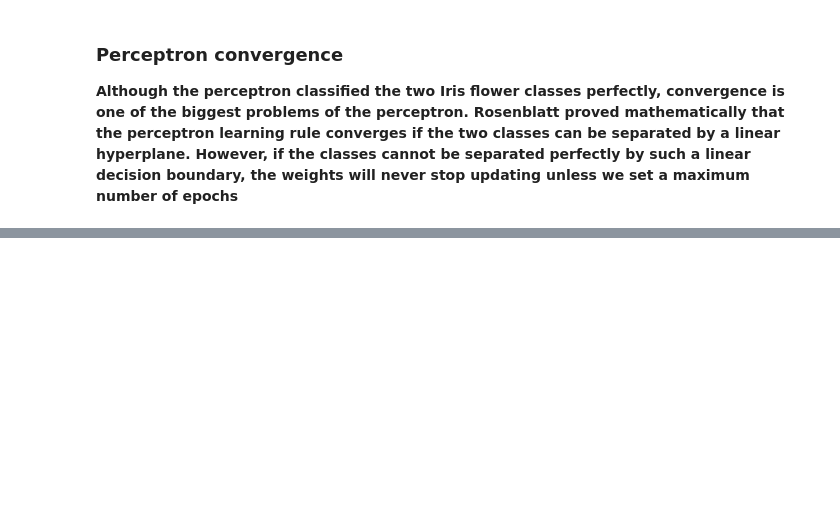
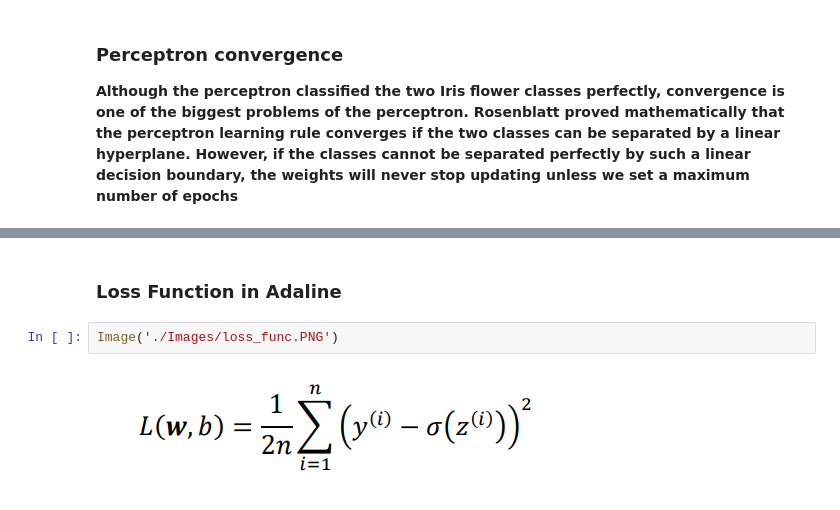
Before and after one commit to emadmagdy72/Reading-Technical-Books, a Jupyter notebook: Machine Learning with PyTorch and Scikit-Learn (Sebastian Raschka)/Chapter 02/Notes Ch.02.ipynb, the cells around one changed output, grey strips where cells are left out. Cells and saved outputs as stored; diff of their text form; blank space fills up the shorter version.

```diff
--- a/Machine Learning with PyTorch and Scikit-Learn (Sebastian Raschka)/Chapter 02/Notes Ch.02.ipynb
+++ b/Machine Learning with PyTorch and Scikit-Learn (Sebastian Raschka)/Chapter 02/Notes Ch.02.ipynb
@@ -170,0 +184,6 @@ the perceptron learning rule converges if the two classes can be separated by a
+# %% [markdown]
+### Loss Function in Adaline
+# %%
+Image('./Images/loss_func.PNG')
+# %% [output]
+[figure, added]
```
Also changed, not shown: parts of 21 cells of this notebook, 6 other files.
